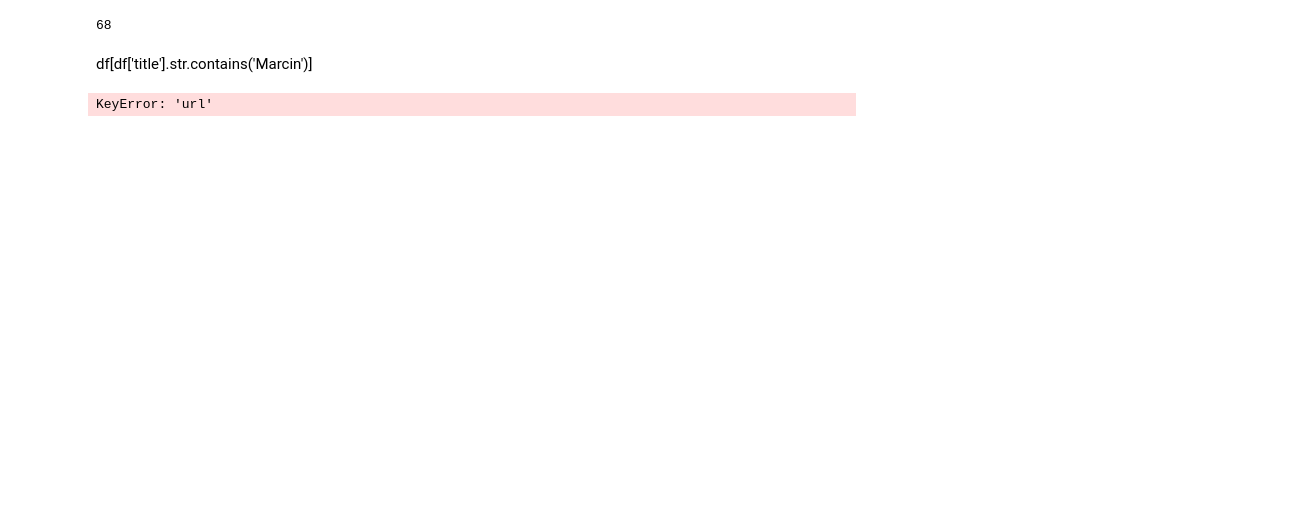
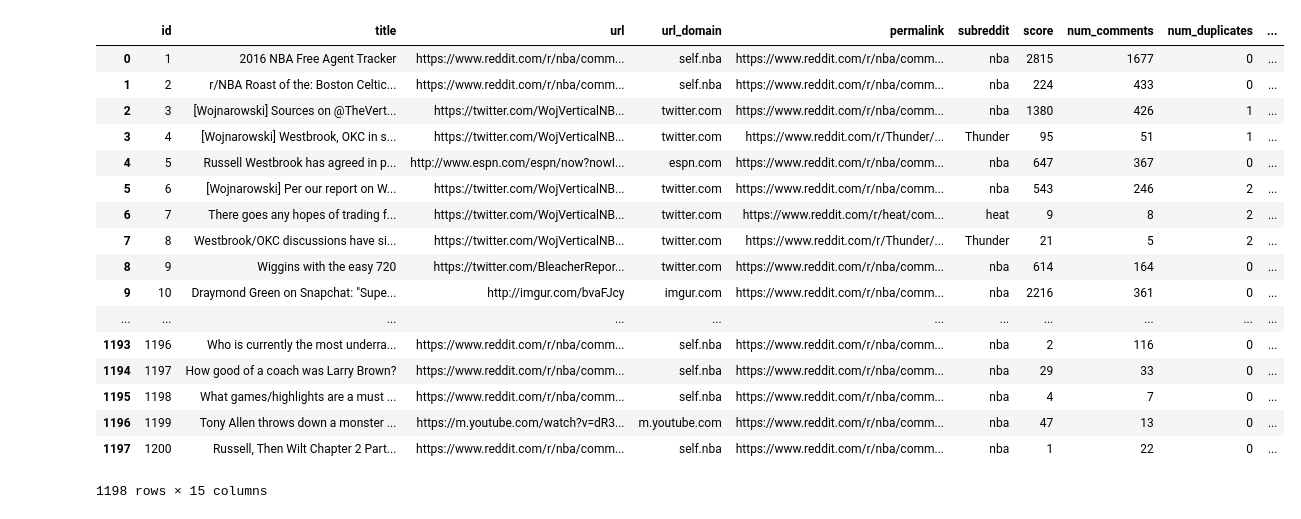
Before and after one commit to blin17/reddit_nba_predictor, a Jupyter notebook: Posts_Analysis.ipynb, the cells around one changed output. Saved outputs shown, nothing was run; the diff lists cells and outputs as text; code cells hidden in the pictures; blank space fills up the shorter version.

```diff
--- a/Posts_Analysis.ipynb
+++ b/Posts_Analysis.ipynb
@@ -1,19 +1,26 @@
 # %%
 import pandas as pd
-import datetime
 import numpy as np
 
-df = pd.read_csv('posts_data_test.csv')
-df.time_created = pd.to_datetime(df.time_created, unit='s')
+df = pd.read_csv('posts_data.csv')
+df['time_created'] = pd.to_datetime(df['time_created'],unit='s')
+df
+# %% [output]
+|  | id | title | url | url_domain | permalink | subreddit | score | num_comments | num_duplicates | ... |
+| 0 | 1 | 2016 NBA Free Agent Tracker | https://www.reddit.com/r/nba/comm... | self.nba | https://www.reddit.com/r/nba/comm... | nba | 2815 | 1677 | 0 | ... |
+| 1 | 2 | r/NBA Roast of the: Boston Celtic... | https://www.reddit.com/r/nba/comm... | self.nba | https://www.reddit.com/r/nba/comm... | nba | 224 | 433 | 0 | ... |
+| 2 | 3 | [Wojnarowski] Sources on @TheVert... | https://twitter.com/WojVerticalNB... | twitter.com | https://www.reddit.com/r/nba/comm... | nba | 1380 | 426 | 1 | ... |
+| 3 | 4 | [Wojnarowski] Westbrook, OKC in s... | https://twitter.com/WojVerticalNB... | twitter.com | https://www.reddit.com/r/Thunder/... | Thunder | 95 | 51 | 1 | ... |
+| 4 | 5 | Russell Westbrook has agreed in p... | http://www.espn.com/espn/now?nowI... | espn.com | https://www.reddit.com/r/nba/comm... | nba | 647 | 367 | 0 | ... |
+| 5 | 6 | [Wojnarowski] Per our report on W... | https://twitter.com/WojVerticalNB... | twitter.com | https://www.reddit.com/r/nba/comm... | nba | 543 | 246 | 2 | ... |
+| 6 | 7 | There goes any hopes of trading f... | https://twitter.com/WojVerticalNB... | twitter.com | https://www.reddit.com/r/heat/com... | heat | 9 | 8 | 2 | ... |
+| 7 | 8 | Westbrook/OKC discussions have si... | https://twitter.com/WojVerticalNB... | twitter.com | https://www.reddit.com/r/Thunder/... | Thunder | 21 | 5 | 2 | ... |
+| 8 | 9 | Wiggins with the easy 720 | https://twitter.com/BleacherRepor... | twitter.com | https://www.reddit.com/r/nba/comm... | nba | 614 | 164 | 0 | ... |
+| 9 | 10 | Draymond Green on Snapchat: "Supe... | http://imgur.com/bvaFJcy | imgur.com | https://www.reddit.com/r/nba/comm... | nba | 2216 | 361 | 0 | ... |
+| ... | ... | ... | ... | ... | ... | ... | ... | ... | ... | ... |
+| 1193 | 1196 | Who is currently the most underra... | https://www.reddit.com/r/nba/comm... | self.nba | https://www.reddit.com/r/nba/comm... | nba | 2 | 116 | 0 | ... |
+| 1194 | 1197 | How good of a coach was Larry Brown? | https://www.reddit.com/r/nba/comm... | self.nba | https://www.reddit.com/r/nba/comm... | nba | 29 | 33 | 0 | ... |
+| 1195 | 1198 | What games/highlights are a must ... | https://www.reddit.com/r/nba/comm... | self.nba | https://www.reddit.com/r/nba/comm... | nba | 4 | 7 | 0 | ... |
+| 1196 | 1199 | Tony Allen throws down a monster ... | https://m.youtube.com/watch?v=dR3... | m.youtube.com | https://www.reddit.com/r/nba/comm... | nba | 47 | 13 | 0 | ... |
+| 1197 | 1200 | Russell, Then Wilt Chapter 2 Part... | https://www.reddit.com/r/nba/comm... | self.nba | https://www.reddit.com/r/nba/comm... | nba | 1 | 22 | 0 | ... |
+1198 rows × 15 columns
-# %%
-df.index.size
-# %% [output]
-68
-# %% [markdown]
-df[df['title'].str.contains('Marcin')]
-# %%
-df1 = df[df.num_duplicates > 0].groupby(['url','num_duplicates', 'title']).agg({'score':[np.mean, np.size], 'time_created': np.min})
-#df1.sort_values([('score', 'mean')], ascending = False)
-df1.sort_values('url')
-# %% [output]
-KeyError: 'url'
```
Also changed, not shown: parts of 2 cells of this notebook, 1 other file.
